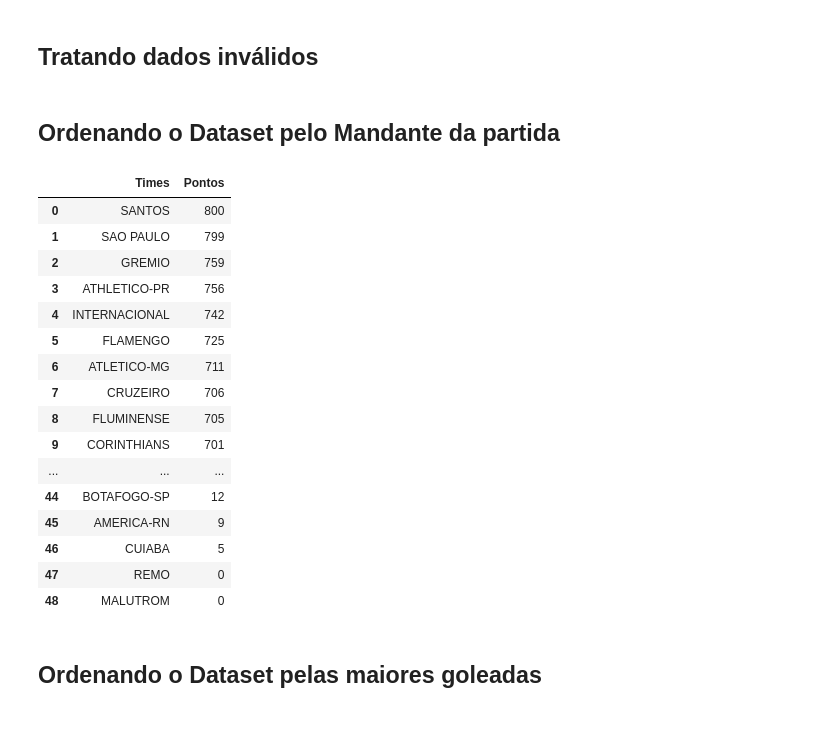
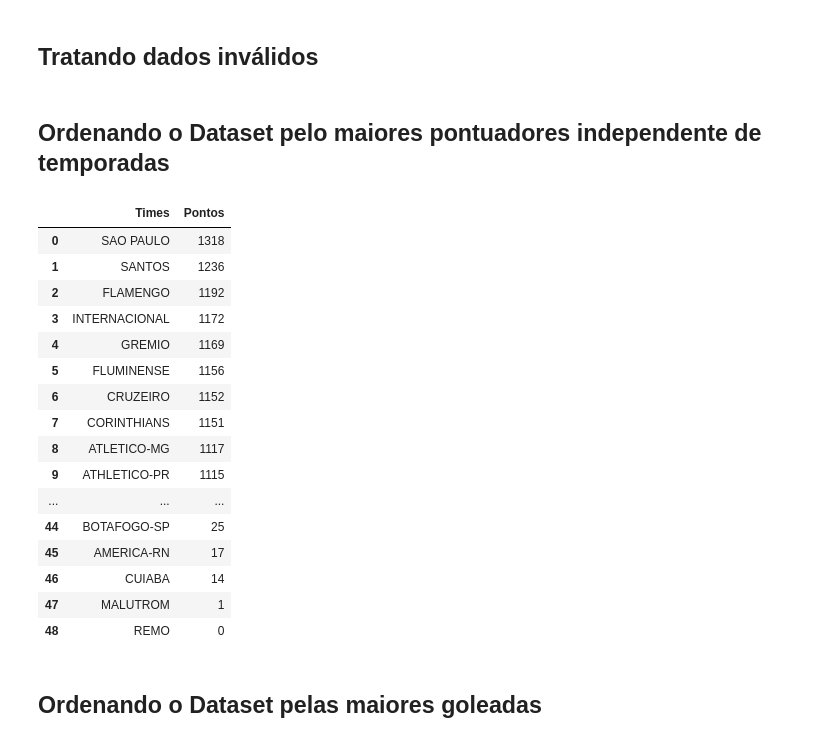
Before and after one commit to E-Rombi/campeonato-brasileiro-IA, a Jupyter notebook: main.ipynb, the cells around one changed output. Cells and saved outputs as stored; diff of their text form; code cells hidden in the pictures.

```diff
--- a/main.ipynb
+++ b/main.ipynb
@@ -54,47 +53,51 @@ df['Dia'] = df['Dia'].apply(trataString)
 df['Vencedor'] = df['Vencedor'].apply(trataString)
 df['Arena'] = df['Arena'].apply(trataString)
 # %% [markdown]
-## Ordenando o Dataset pelo Mandante da partida
+## Ordenando o Dataset pelo maiores pontuadores independente de temporadas
 # %%
 df['Pontos Mandante'] = 0
 df['Pontos Visitante'] = 0
 
 df.loc[ df['Vencedor'] == df['Mandante'], 'Pontos Mandante' ] = 3
 df.loc[ df['Vencedor'] == df['Visitante'], 'Pontos Visitante' ] = 3
 df.loc[ df['Vencedor'] == '-', 'Pontos Mandante' ] = 1
 df.loc[ df['Vencedor'] == '-', 'Pontos Visitante' ] = 1
 
-
 times = pd.Series(df['Mandante'].unique(), name='Times')
 tg = pd.DataFrame(times)
 tg['Pontos'] = 0
 
-test = df.groupby('Mandante')['Pontos Mandante'].sum()
-nova = pd.DataFrame(test)
+mandante = df.groupby('Mandante')['Pontos Mandante'].sum()
+visitante = df.groupby('Visitante')['Pontos Visitante'].sum()
+nova = pd.DataFrame(mandante)
+nova_2 = pd.DataFrame(visitante)
 
 for index, i in nova.iterrows():
-    tg.loc[ tg['Times'] == index, 'Pontos' ] = i['Pontos Mandante']
+    tg.loc[ tg['Times'] == index, 'Pontos' ] += i['Pontos Mandante']
+
+for index, i in nova_2.iterrows():
+    tg.loc[ tg['Times'] == index, 'Pontos' ] += i['Pontos Visitante']
 
 tg = tg.sort_values(by="Pontos", ascending=False).reset_index()
 tg[['Times', 'Pontos']]
 # %% [output]
 |  | Times | Pontos |
-| 0 | SANTOS | 800 |
-| 1 | SAO PAULO | 799 |
-| 2 | GREMIO | 759 |
-| 3 | ATHLETICO-PR | 756 |
-| 4 | INTERNACIONAL | 742 |
-| 5 | FLAMENGO | 725 |
-| 6 | ATLETICO-MG | 711 |
-| 7 | CRUZEIRO | 706 |
-| 8 | FLUMINENSE | 705 |
-| 9 | CORINTHIANS | 701 |
+| 0 | SAO PAULO | 1318 |
+| 1 | SANTOS | 1236 |
+| 2 | FLAMENGO | 1192 |
+| 3 | INTERNACIONAL | 1172 |
+| 4 | GREMIO | 1169 |
+| 5 | FLUMINENSE | 1156 |
+| 6 | CRUZEIRO | 1152 |
+| 7 | CORINTHIANS | 1151 |
+| 8 | ATLETICO-MG | 1117 |
+| 9 | ATHLETICO-PR | 1115 |
 | ... | ... | ... |
-| 44 | BOTAFOGO-SP | 12 |
-| 45 | AMERICA-RN | 9 |
-| 46 | CUIABA | 5 |
-| 47 | REMO | 0 |
-| 48 | MALUTROM | 0 |
+| 44 | BOTAFOGO-SP | 25 |
+| 45 | AMERICA-RN | 17 |
+| 46 | CUIABA | 14 |
+| 47 | MALUTROM | 1 |
+| 48 | REMO | 0 |
 # %% [markdown]
 ## Ordenando o Dataset pelas maiores goleadas
 # %%
```
Also changed, not shown: parts of 9 cells of this notebook.
